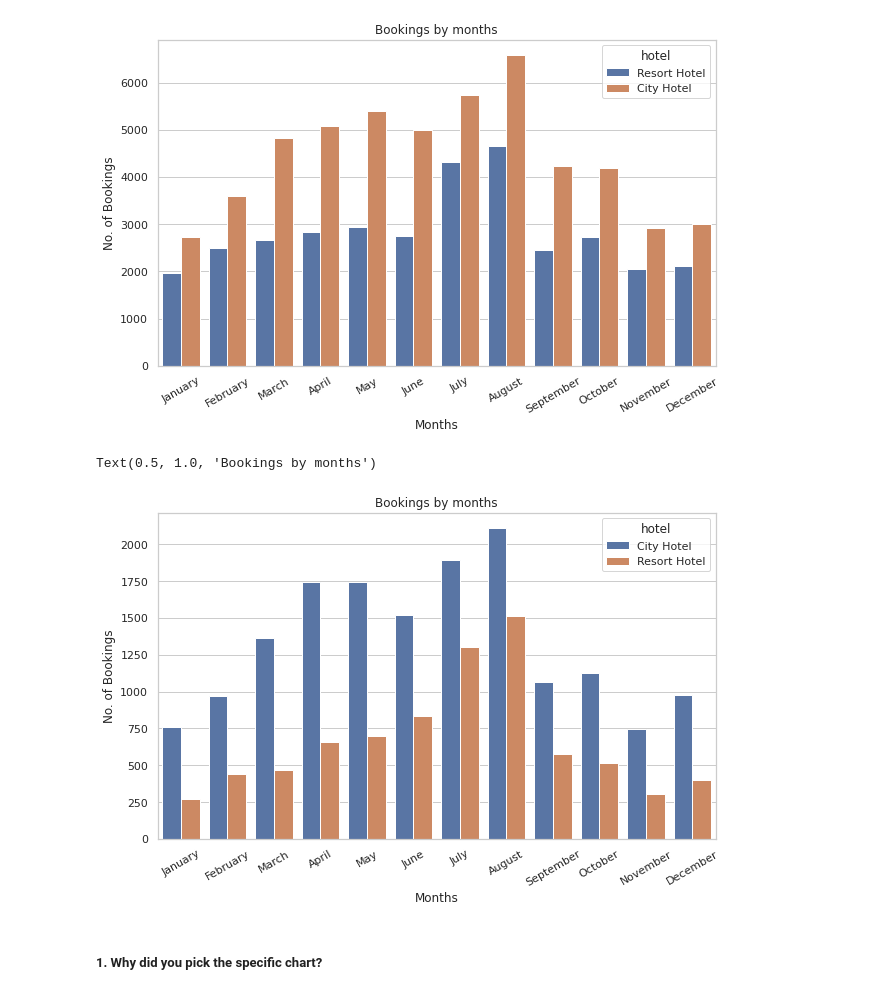
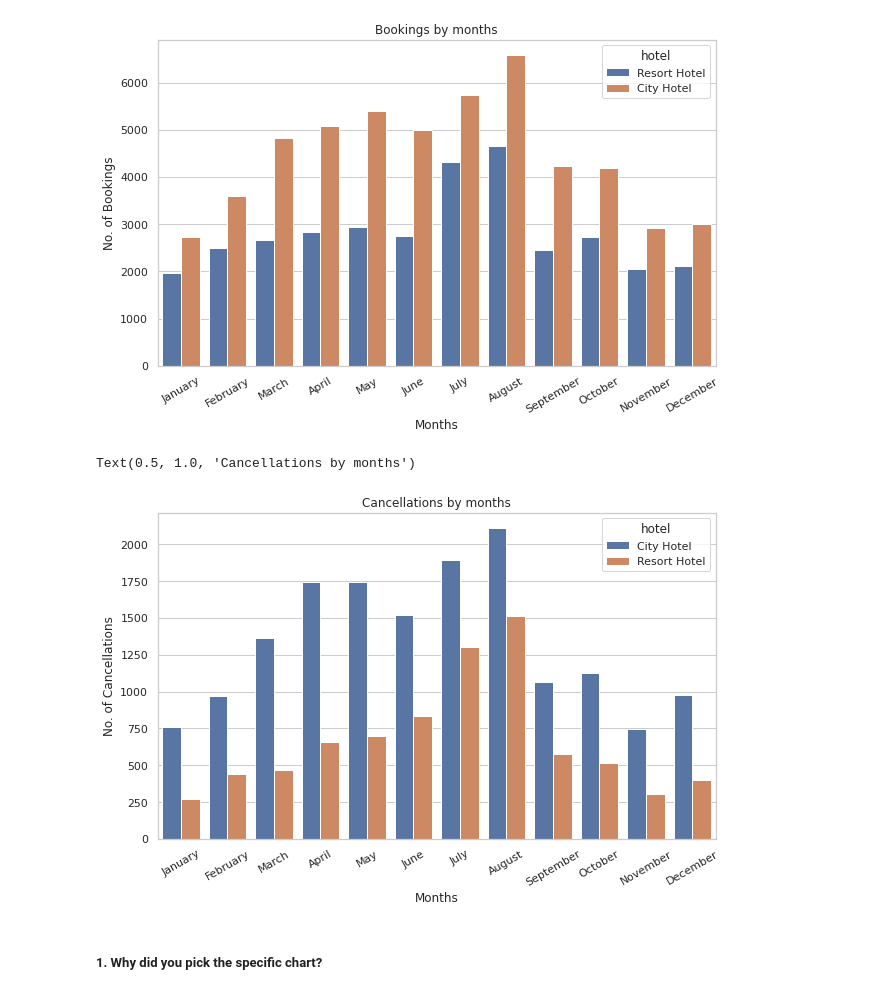
Before and after one commit to ayush9304/HotelBookingAnalysisEDA, a Jupyter notebook: EDA_Hotel_Booking_Analysis.ipynb, the cells around one changed output. Saved outputs shown, nothing was run; the diff lists cells and outputs as text; code cells hidden in the pictures.

```diff
--- a/EDA_Hotel_Booking_Analysis.ipynb
+++ b/EDA_Hotel_Booking_Analysis.ipynb
@@ -655,15 +667,15 @@ Text(0.5, 1.0, 'Bookings by months')
 # %%
 # Total cancellations for different hotels over months
 d = df.groupby(["arrival_date_month", "hotel"])["is_canceled"].sum().reset_index().rename(columns={'is_canceled':'total_cancelled'})
 plt.figure(figsize=(10,6))
 sns.barplot(x='arrival_date_month', y='total_cancelled', hue='hotel', data=d, order=months)
 p = plt.xticks(rotation=30)
 plt.xlabel("Months")
-plt.ylabel("No. of Bookings")
-plt.title("Bookings by months")
+plt.ylabel("No. of Cancellations")
+plt.title("Cancellations by months")
 # %% [output]
-Text(0.5, 1.0, 'Bookings by months')
+Text(0.5, 1.0, 'Cancellations by months')
-[figure, old version]
+[figure, new version]
 # %% [markdown]
 ##### 1. Why did you pick the specific chart?
 # %% [markdown]
```
Also changed, not shown: parts of 17 cells of this notebook.
